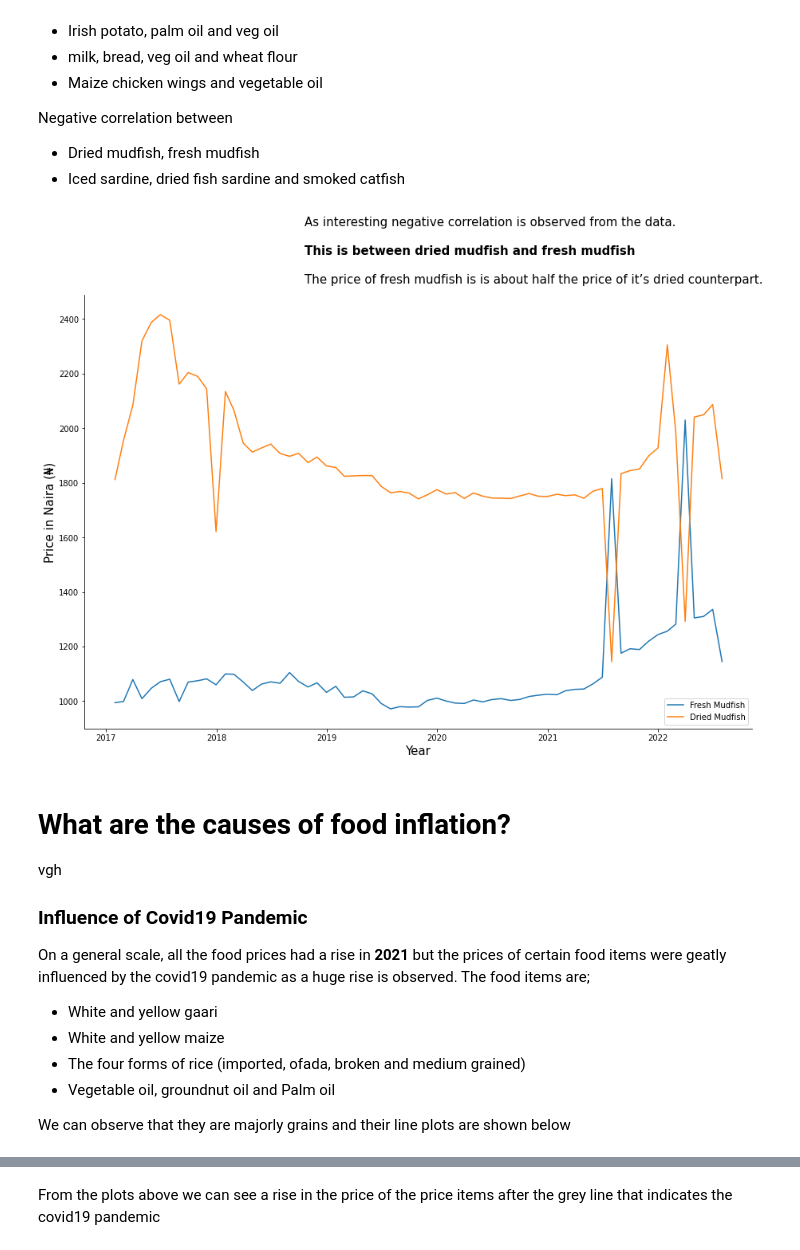
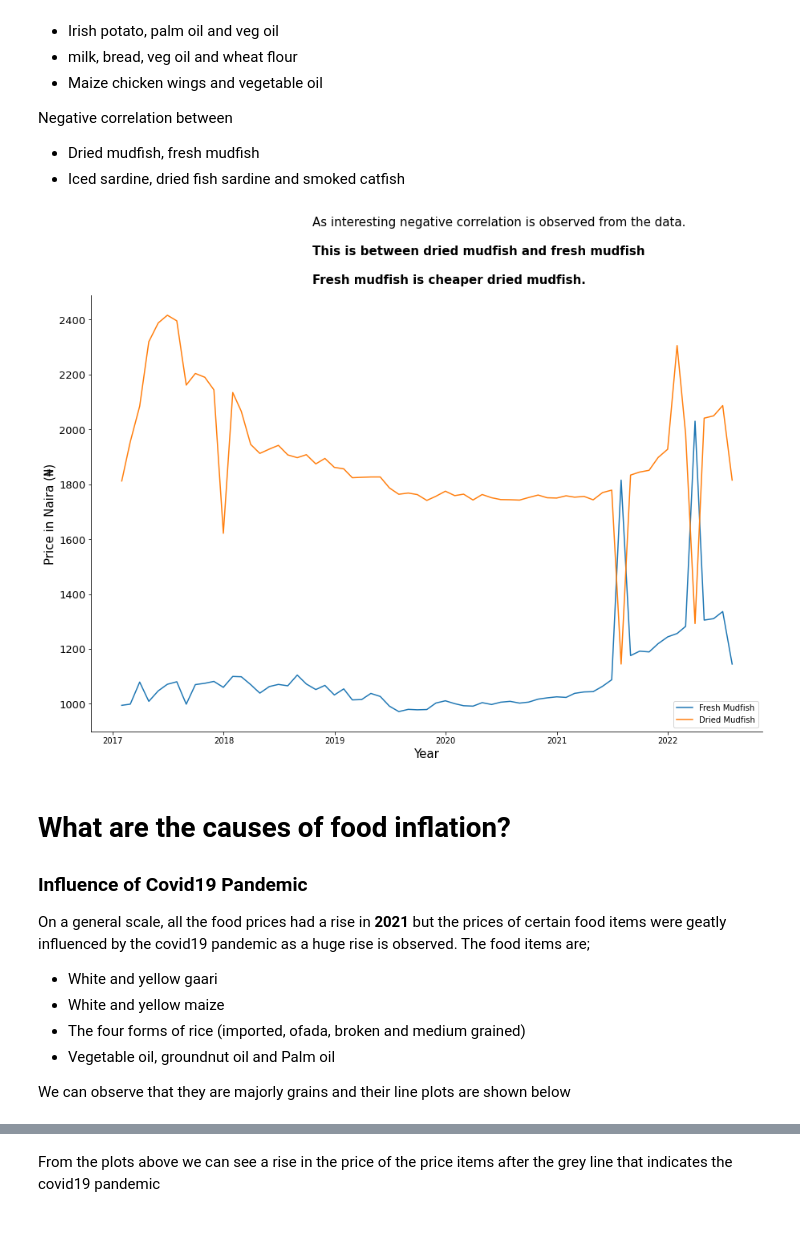
Before and after one commit to TheBlueZayn/Analysis-of-Nigerian-Food-Prices, a Jupyter notebook: prices.ipynb, the cells around one changed output, grey strips where cells are left out. Saved outputs shown, nothing was run; the diff lists cells and outputs as text; code cells hidden in the pictures.

```diff
--- a/prices.ipynb
+++ b/prices.ipynb
@@ -364,26 +373,23 @@ Negative correlation between
 # %%
 fig, ax = plt.subplots(figsize=(15,10))
 ax.plot(df["Mudfish (aro) fresh"], label="Fresh Mudfish")
 ax.plot(df["Mudfish (aro) dried"], label="Dried Mudfish")
 plt.ylabel("Price in Naira (₦)", fontsize=15)
 plt.xlabel("Year", fontsize=15)
-ax.legend(loc="lower right")
+ax.legend(loc="lower right", fontsize-13)
+ax.tick_params(axis='y', labelsize=13)
 fig.text(0.38, 1.0,"As interesting negative correlation is observed from the data.", fontsize=15)
 fig.text(0.38, 0.95,"This is between dried mudfish and fresh mudfish ", fontsize=15, fontweight="bold")
-fig.text(0.38, 0.90,"The price of fresh mudfish is is about half the price of it’s dried counterpart.", fontsize=15)
+fig.text(0.38, 0.90,"Fresh mudfish is cheaper dried mudfish.", fontsize=15,fontweight="bold")
 #fig.text(0.67, 0.17, high[dict_line[x]], fontsize=13)
 #fig.text(0.67, 0.20, low[dict_line[x]], fontsize=13)
 #fig.text(0.67, 0.23, "Current national price at " + "₦"+ str(current_price), fontsize=13)
 for s in ['top', 'right']:
      ax.spines[s].set_visible(False);
 # %% [output]
-[figure, old version]
+[figure, new version]
 # %% [markdown]
 # **What are the causes of food inflation?**
-vgh
-
-
-
 ### **Influence of Covid19 Pandemic**
 On a general scale, all the food prices had a rise in **2021** but the prices of certain food items were geatly influenced by the covid19 pandemic as a huge rise is observed. The food items are;
 - White and yellow gaari
```
Also changed, not shown: parts of 6 cells of this notebook, 5 other files.
